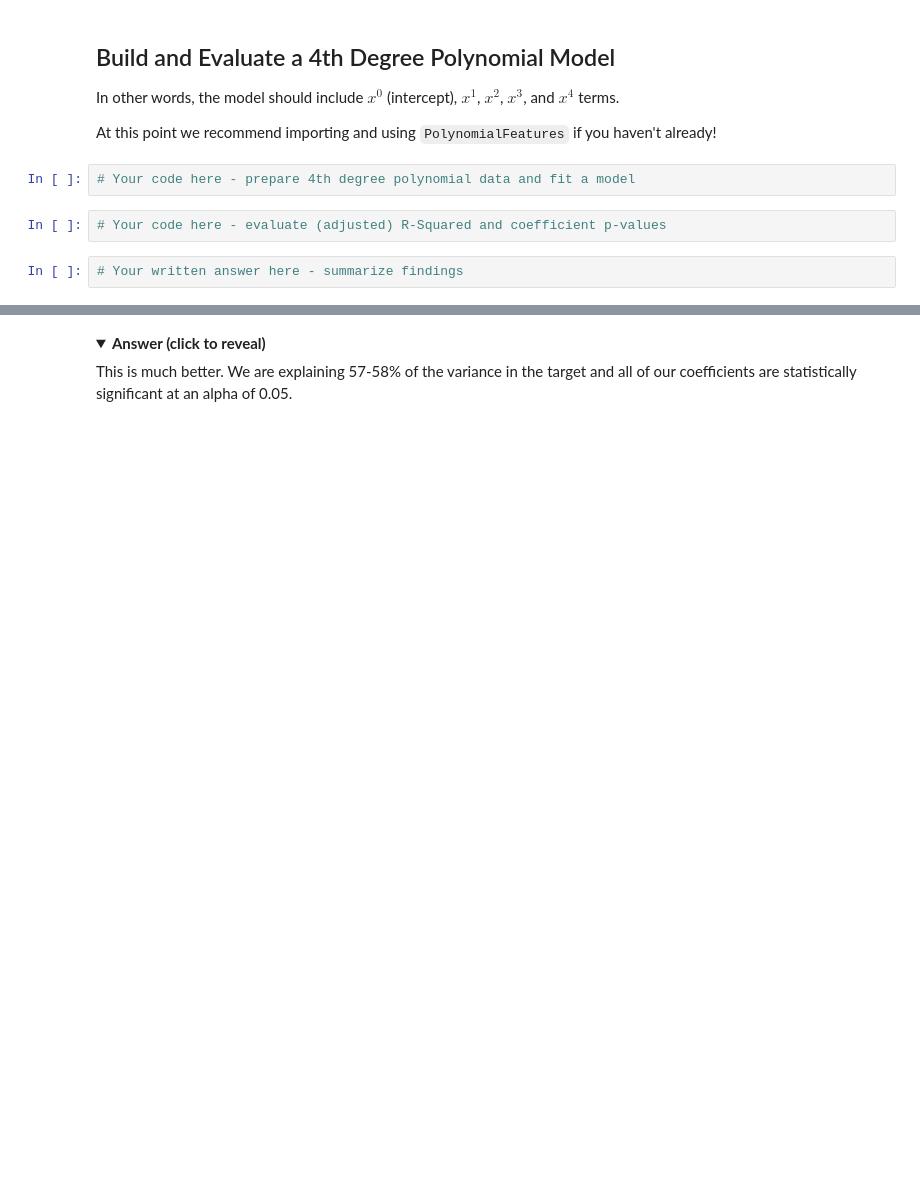
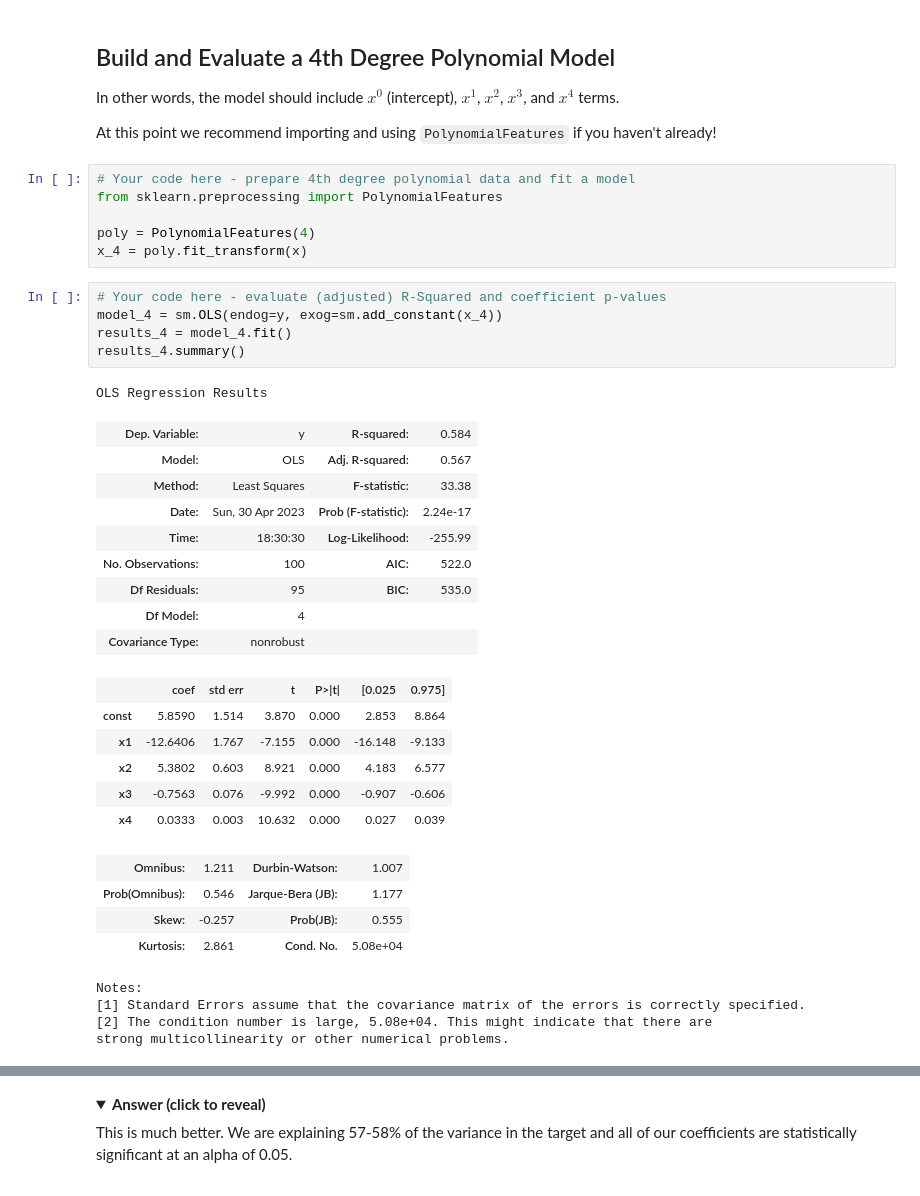
Before and after one commit to bmjaron/dsc-polynomial-regression-lab-v2-5, a Jupyter notebook: index.ipynb, the cells around one changed output, grey strips where cells are left out. Cells and saved outputs as stored; diff of their text form; folded sections open; blank space fills up the shorter version.

```diff
--- a/index.ipynb
+++ b/index.ipynb
@@ -77,7 +112,37 @@ In other words, the model should include $x^0$ (intercept), $x^1$, $x^2$, $x^3$,
 At this point we recommend importing and using `PolynomialFeatures` if you haven't already!
 # %%
 # Your code here - prepare 4th degree polynomial data and fit a model
+from sklearn.preprocessing import PolynomialFeatures
+
+poly = PolynomialFeatures(4)
+x_4 = poly.fit_transform(x)
 # %%
 # Your code here - evaluate (adjusted) R-Squared and coefficient p-values
+model_4 = sm.OLS(endog=y, exog=sm.add_constant(x_4))
+results_4 = model_4.fit()
+results_4.summary()
+# %% [output]
+OLS Regression Results
+| Dep. Variable: | y | R-squared: | 0.584 |
+| Model: | OLS | Adj. R-squared: | 0.567 |
+| Method: | Least Squares | F-statistic: | 33.38 |
+| Date: | Sun, 30 Apr 2023 | Prob (F-statistic): | 2.24e-17 |
+| Time: | 18:30:30 | Log-Likelihood: | -255.99 |
+| No. Observations: | 100 | AIC: | 522.0 |
+| Df Residuals: | 95 | BIC: | 535.0 |
+| Df Model: | 4 |  |  |
+| Covariance Type: | nonrobust |  |  |
+|  | coef | std err | t | P>|t| | [0.025 | 0.975] |
+| const | 5.8590 | 1.514 | 3.870 | 0.000 | 2.853 | 8.864 |
+| x1 | -12.6406 | 1.767 | -7.155 | 0.000 | -16.148 | -9.133 |
+| x2 | 5.3802 | 0.603 | 8.921 | 0.000 | 4.183 | 6.577 |
+| x3 | -0.7563 | 0.076 | -9.992 | 0.000 | -0.907 | -0.606 |
+| x4 | 0.0333 | 0.003 | 10.632 | 0.000 | 0.027 | 0.039 |
+| Omnibus: | 1.211 | Durbin-Watson: | 1.007 |
+| Prob(Omnibus): | 0.546 | Jarque-Bera (JB): | 1.177 |
+| Skew: | -0.257 | Prob(JB): | 0.555 |
+| Kurtosis: | 2.861 | Cond. No. | 5.08e+04 |
+Notes:
+[1] Standard Errors assume that the covariance matrix of the errors is correctly specified.
+[2] The condition number is large, 5.08e+04. This might indicate that there are
+strong multicollinearity or other numerical problems.
-# %%
-# Your written answer here - summarize findings
```
Also changed, not shown: parts of 11 cells of this notebook.
